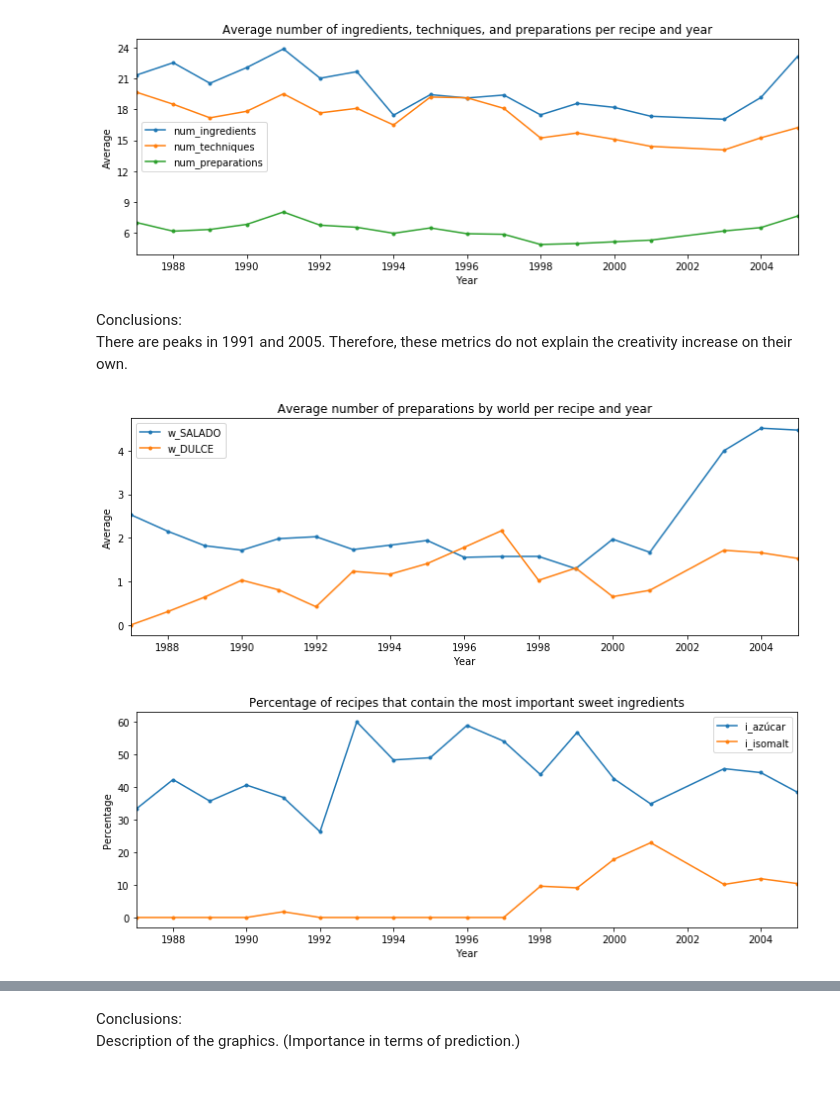
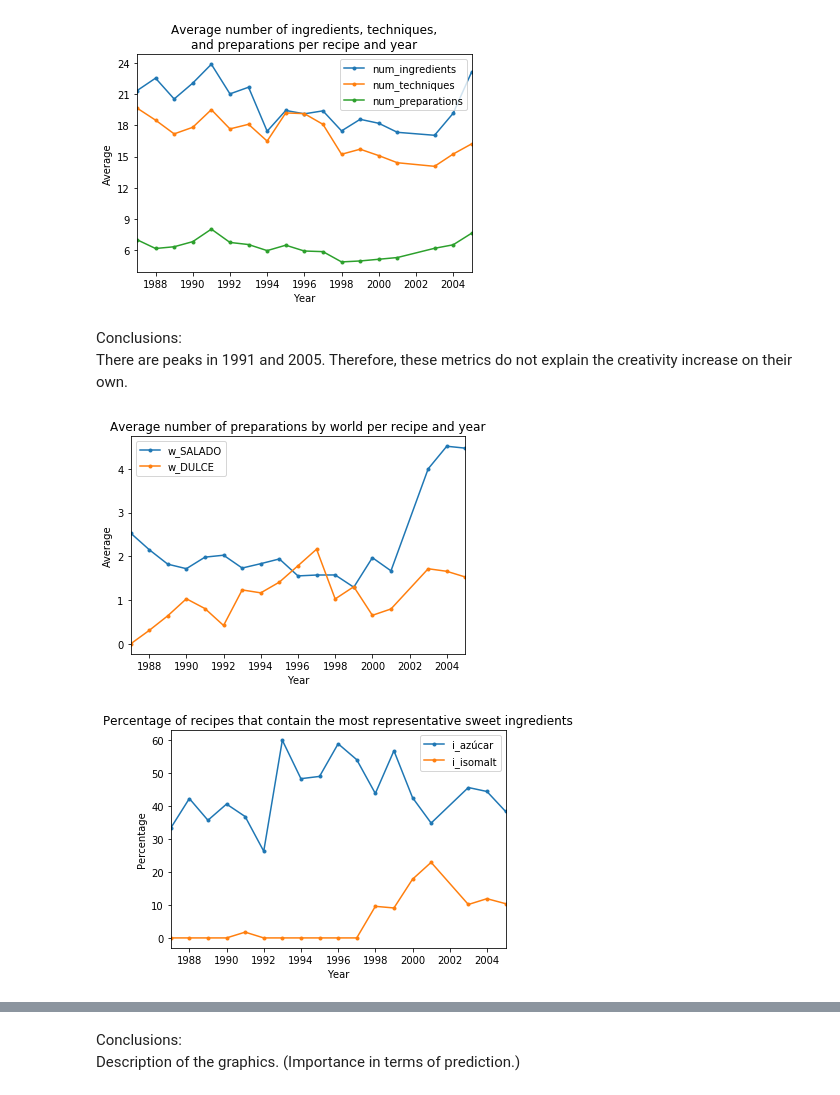
Before and after one commit to mavillard/paper1, a Jupyter notebook: 12_elbulli_visualizations_1.ipynb, the cells around one changed output, grey strips where cells are left out. Drawn from its saved outputs; the diff is of its cells as text; code cells hidden in the pictures.

```diff
--- a/12_elbulli_visualizations_1.ipynb
+++ b/12_elbulli_visualizations_1.ipynb
@@ -49,15 +91,15 @@ top_metr_cols = [
 mean_metrics_by_year_df = mean_by_year_df[top_metr_cols]
 # %%
 ax = mean_metrics_by_year_df.plot(
-    figsize=(12, 4),
-    title = 'Average number of ingredients, techniques, and preparations per recipe and year',
+    figsize=(6, 4),
+    title = 'Average number of ingredients, techniques,\nand preparations per recipe and year',
     marker='.',
 )
 ax.set_xlabel('Year')
 ax.set_ylabel('Average')
 ax.yaxis.set_major_locator(MaxNLocator(integer=True));
 # %% [output]
-[figure, old version]
+[figure, new version]
 # %% [markdown]
 Conclusions:<br>
 There are peaks in 1991 and 2005. Therefore, these metrics do not explain the creativity increase on their own.
@@ -70,14 +112,14 @@ worlds_cols = [
 mean_worlds_by_year_df = mean_by_year_df[worlds_cols]
 # %%
 ax = mean_worlds_by_year_df.plot(
-    figsize=(12, 4),
+    figsize=(6, 4),
     title = 'Average number of preparations by world per recipe and year',
     marker='.',
 )
 ax.set_xlabel('Year')
 ax.set_ylabel('Average');
 # %% [output]
-[figure, old version]
+[figure, new version]
 # %%
 top_sweet_ingredients = [
     'i_azúcar',
@@ -87,14 +129,14 @@ top_sweet_ingredients = [
 mean_top_sweet_ingredients_by_year_df = mean_by_year_df[top_sweet_ingredients] * 100
 # %%
 ax = mean_top_sweet_ingredients_by_year_df.plot(
-    figsize=(12, 4),
+    figsize=(6, 4),
     title = 'Percentage of recipes that contain the most representative sweet ingredients',
     marker='.',
 )
 ax.set_xlabel('Year')
 ax.set_ylabel('Percentage');
 # %% [output]
-[figure, old version]
+[figure, new version]
 # %%
 top_savory_ingredients = [
     'i_sal',
```
Also changed, not shown: parts of 11 cells of this notebook, 2 other files.
